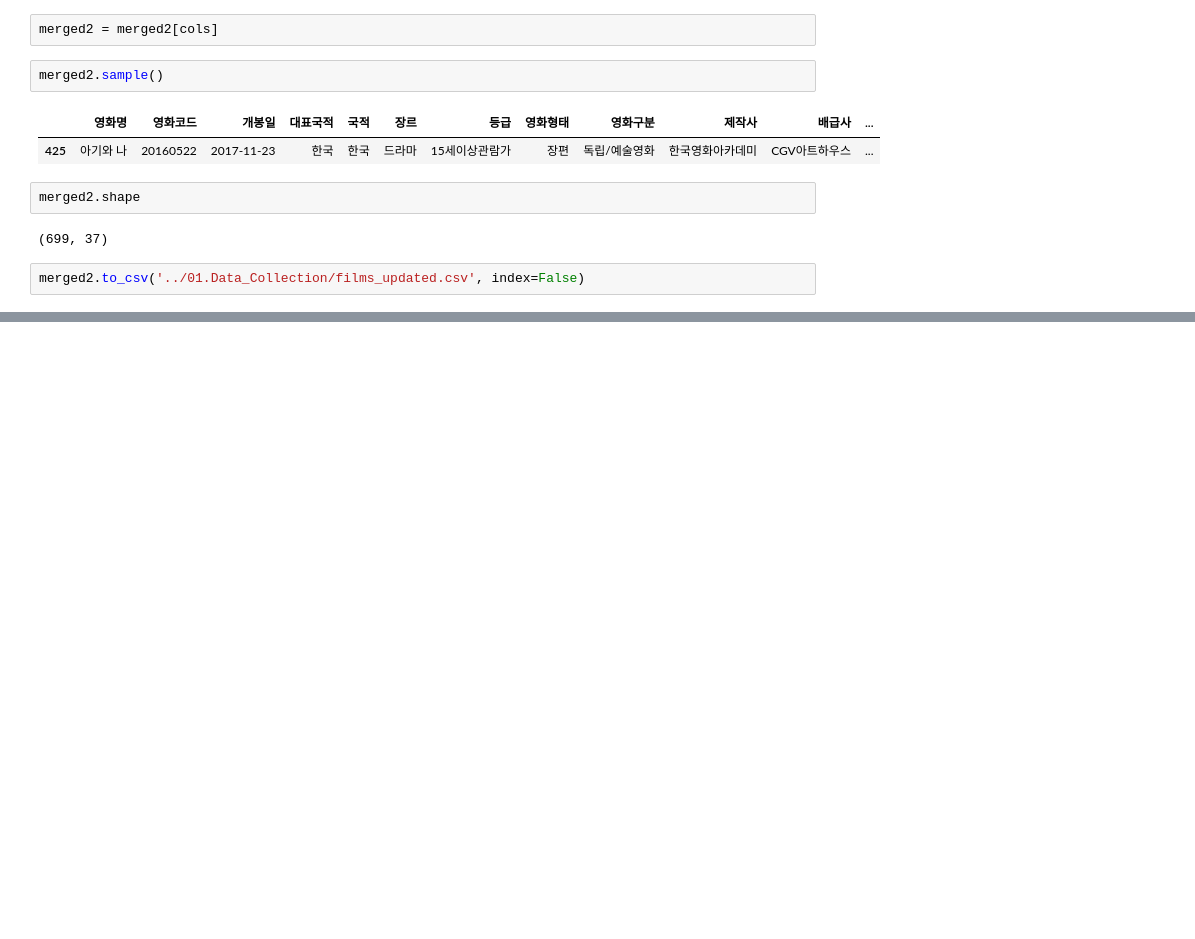
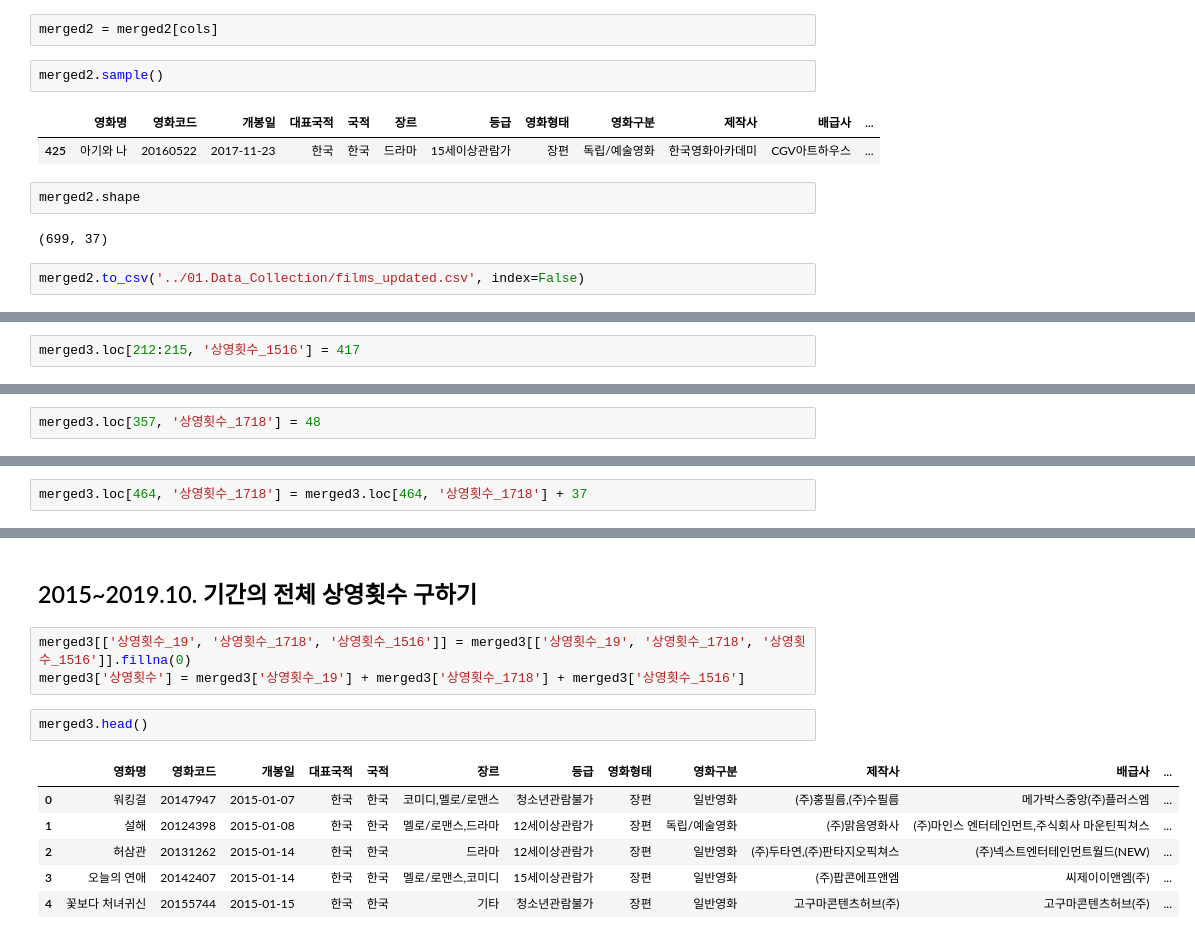
Before and after one commit to kim4pb/Female-led-Korean-Films, a Jupyter notebook: 02.EDA/Preprocessing05_Data_update.ipynb, the cells around one changed output, grey strips where cells are left out. Drawn from its saved outputs; the diff is of its cells as text; blank space fills up the shorter version.

Commit message:
매출액, 관객수, 스크린수, 상영횟수 업데이트 완료 (2019.10 기준)

```diff
--- a/02.EDA/Preprocessing05_Data_update.ipynb
+++ b/02.EDA/Preprocessing05_Data_update.ipynb
@@ -433,0 +598,2 @@ merged2.to_csv('../01.Data_Collection/films_updated.csv', index=False)
+# %%
+merged3.loc[212:215, '상영횟수_1516'] = 417
@@ -433,0 +609,2 @@ merged2.to_csv('../01.Data_Collection/films_updated.csv', index=False)
+# %%
+merged3.loc[357, '상영횟수_1718'] = 48
@@ -433,0 +625,2 @@ merged2.to_csv('../01.Data_Collection/films_updated.csv', index=False)
+# %%
+merged3.loc[464, '상영횟수_1718'] = merged3.loc[464, '상영횟수_1718'] + 37
@@ -433,0 +647,14 @@ merged2.to_csv('../01.Data_Collection/films_updated.csv', index=False)
+# %% [markdown]
+## 2015~2019.10. 기간의 전체 상영횟수 구하기
+# %%
+merged3[['상영횟수_19', '상영횟수_1718', '상영횟수_1516']] = merged3[['상영횟수_19', '상영횟수_1718', '상영횟수_1516']].fillna(0)
+merged3['상영횟수'] = merged3['상영횟수_19'] + merged3['상영횟수_1718'] + merged3['상영횟수_1516']
+# %%
+merged3.head()
+# %% [output]
+|  | 영화명 | 영화코드 | 개봉일 | 대표국적 | 국적 | 장르 | 등급 | 영화형태 | 영화구분 | 제작사 | 배급사 | ... |
+| 0 | 워킹걸 | 20147947 | 2015-01-07 | 한국 | 한국 | 코미디,멜로/로맨스 | 청소년관람불가 | 장편 | 일반영화 | (주)홍필름,(주)수필름 | 메가박스중앙(주)플러스엠 | ... |
+| 1 | 설해 | 20124398 | 2015-01-08 | 한국 | 한국 | 멜로/로맨스,드라마 | 12세이상관람가 | 장편 | 독립/예술영화 | (주)맑음영화사 | (주)마인스 엔터테인먼트,주식회사 마운틴픽쳐스 | ... |
+| 2 | 허삼관 | 20131262 | 2015-01-14 | 한국 | 한국 | 드라마 | 12세이상관람가 | 장편 | 일반영화 | (주)두타연,(주)판타지오픽쳐스 | (주)넥스트엔터테인먼트월드(NEW) | ... |
+| 3 | 오늘의 연애 | 20142407 | 2015-01-14 | 한국 | 한국 | 멜로/로맨스,코미디 | 15세이상관람가 | 장편 | 일반영화 | (주)팝콘에프앤엠 | 씨제이이앤엠(주) | ... |
+| 4 | 꽃보다 처녀귀신 | 20155744 | 2015-01-15 | 한국 | 한국 | 기타 | 청소년관람불가 | 장편 | 일반영화 | 고구마콘텐츠허브(주) | 고구마콘텐츠허브(주) | ... |
```
Also changed, not shown: parts of 39 cells of this notebook, 7 other files.
